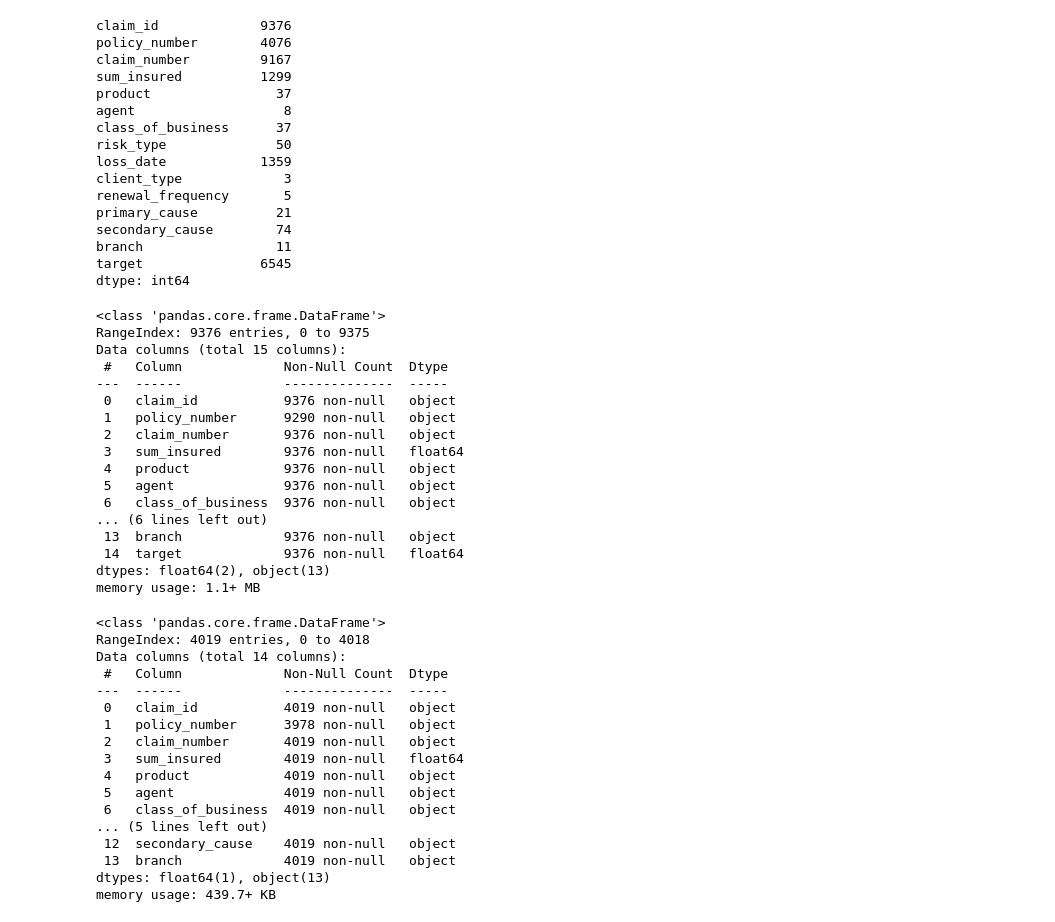
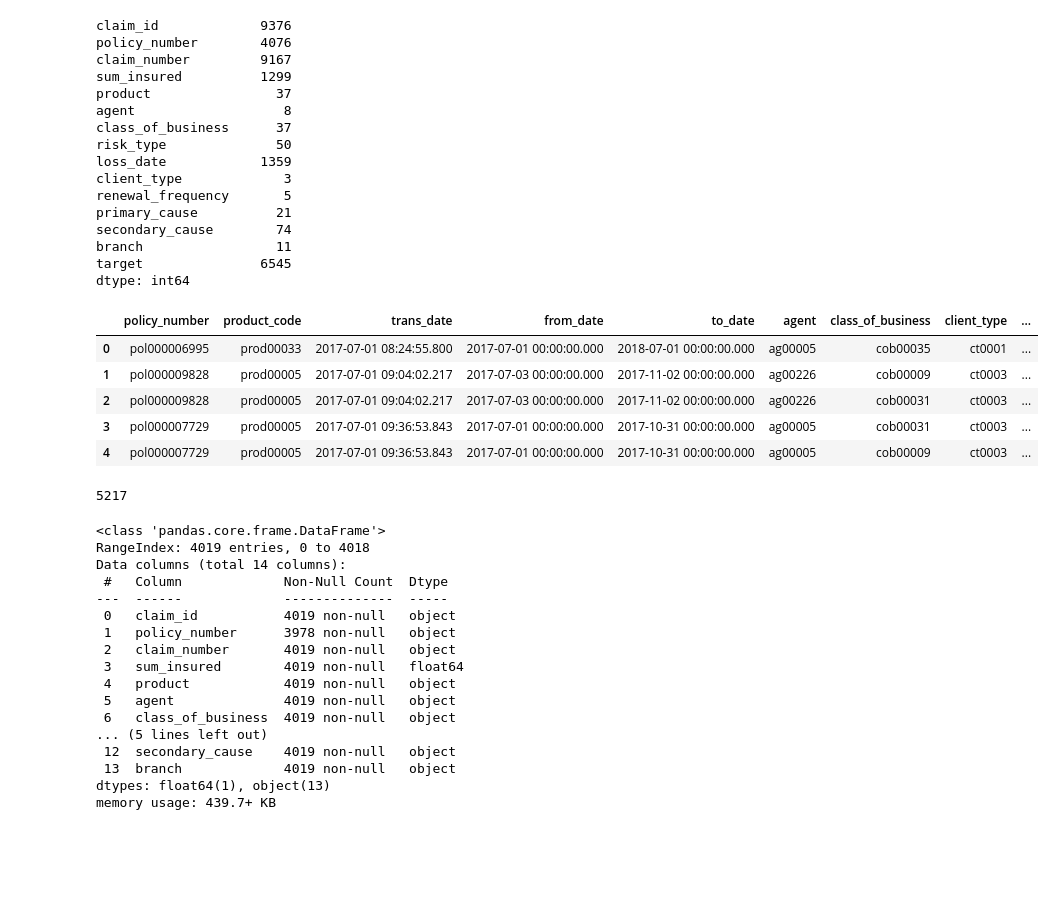
Before and after one commit to simiel/2022UHA, a Jupyter notebook: notebook/investigate.ipynb, the cells around one changed output. Cells and saved outputs as stored; diff of their text form; code cells hidden in the pictures; blank space fills up the shorter version.

```diff
--- a/notebook/investigate.ipynb
+++ b/notebook/investigate.ipynb
@@ -46,26 +48,19 @@ secondary_cause        74
 branch                 11
 target               6545
 dtype: int64
-# %%
-train.info()
-# %% [output]
-<class 'pandas.core.frame.DataFrame'>
-RangeIndex: 9376 entries, 0 to 9375
-Data columns (total 15 columns):
- #   Column             Non-Null Count  Dtype
----  ------             --------------  -----
- 0   claim_id           9376 non-null   object
- 1   policy_number      9290 non-null   object
- 2   claim_number       9376 non-null   object
- 3   sum_insured        9376 non-null   float64
- 4   product            9376 non-null   object
- 5   agent              9376 non-null   object
- 6   class_of_business  9376 non-null   object
-... (6 lines left out)
- 13  branch             9376 non-null   object
- 14  target             9376 non-null   float64
-dtypes: float64(2), object(13)
-memory usage: 1.1+ MB
+# %%
+policies.head()
+# %% [output]
+|  | policy_number | product_code | trans_date | from_date | to_date | agent | class_of_business | client_type | ... |
+| 0 | pol000006995 | prod00033 | 2017-07-01 08:24:55.800 | 2017-07-01 00:00:00.000 | 2018-07-01 00:00:00.000 | ag00005 | cob00035 | ct0001 | ... |
+| 1 | pol000009828 | prod00005 | 2017-07-01 09:04:02.217 | 2017-07-03 00:00:00.000 | 2017-11-02 00:00:00.000 | ag00226 | cob00009 | ct0003 | ... |
+| 2 | pol000009828 | prod00005 | 2017-07-01 09:04:02.217 | 2017-07-03 00:00:00.000 | 2017-11-02 00:00:00.000 | ag00226 | cob00031 | ct0003 | ... |
+| 3 | pol000007729 | prod00005 | 2017-07-01 09:36:53.843 | 2017-07-01 00:00:00.000 | 2017-10-31 00:00:00.000 | ag00005 | cob00031 | ct0003 | ... |
+| 4 | pol000007729 | prod00005 | 2017-07-01 09:36:53.843 | 2017-07-01 00:00:00.000 | 2017-10-31 00:00:00.000 | ag00005 | cob00009 | ct0003 | ... |
+# %%
+policies.policy_number.nunique()
+# %% [output]
+5217
 # %%
 test.info()
 # %% [output]
```
Also changed, not shown: parts of 5 cells of this notebook, 3 other files.
